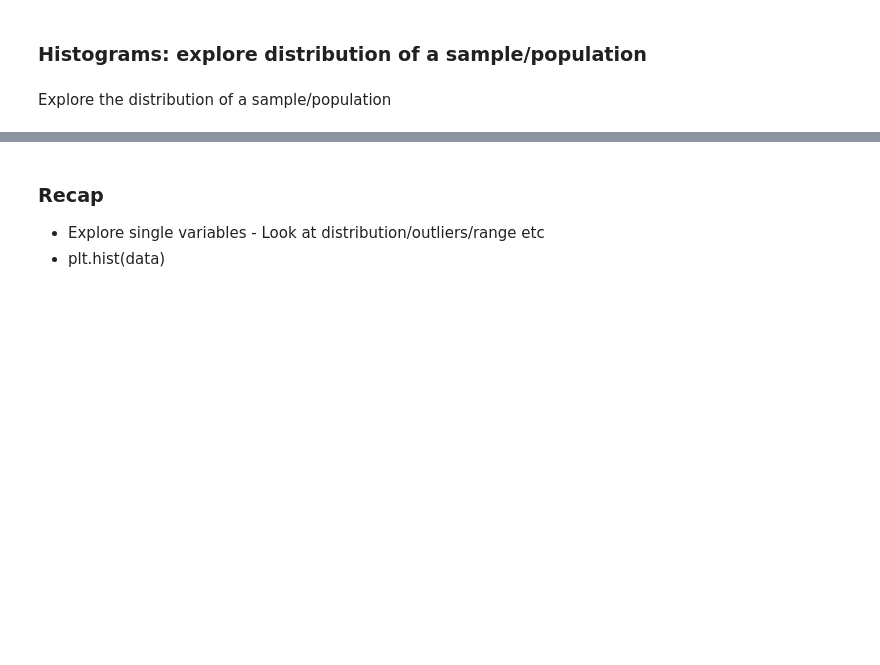
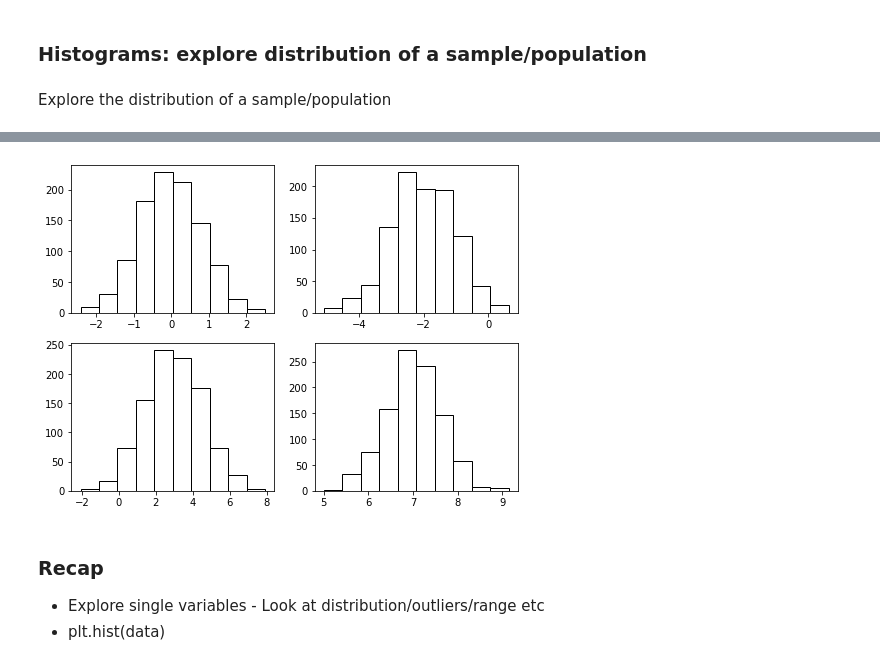
Before and after one commit to CodeupClassroom/jemison-data-science-libraries, a Jupyter notebook: jemison-matplotlib-lesson.ipynb, the cells around one changed output, grey strips where cells are left out. Cells and saved outputs as stored; diff of their text form; code cells hidden in the pictures; blank space fills up the shorter version.

```diff
--- a/jemison-matplotlib-lesson.ipynb
+++ b/jemison-matplotlib-lesson.ipynb
@@ -372,14 +410,22 @@ data = pd.read_csv('https://raw.githubusercontent.com/ravinder79/data/main/age_d
 # %%
-plt.figure(figsize = (8, 6))
+
 
 x1 = [random.gauss(0, 0.8) for _ in range(1000)]
 x2 = [random.gauss(-2, 1) for _ in range(1000)]
 x3 = [random.gauss(3, 1.5) for _ in range(1000)]
 x4 = [random.gauss(7, 0.6) for _ in range(1000)]
 
 # make subplots using for loop
 plt.figure(figsize = (8,6))
 x = [x1, x2, x3,x4] # make a list of lists to iterate through
+
+
+for i in range(len(x)):
+    plt.subplot(2,2,i+1)
+    plt.hist(x[i], ec = 'k', color = 'w')
+#     plt.title(f'The histogram for {i}th element in list')
+# %% [output]
+[figure, added]
 # %% [markdown]
 ### Recap
 - Explore single variables - Look at distribution/outliers/range etc
```
Also changed, not shown: parts of 6 cells of this notebook.
